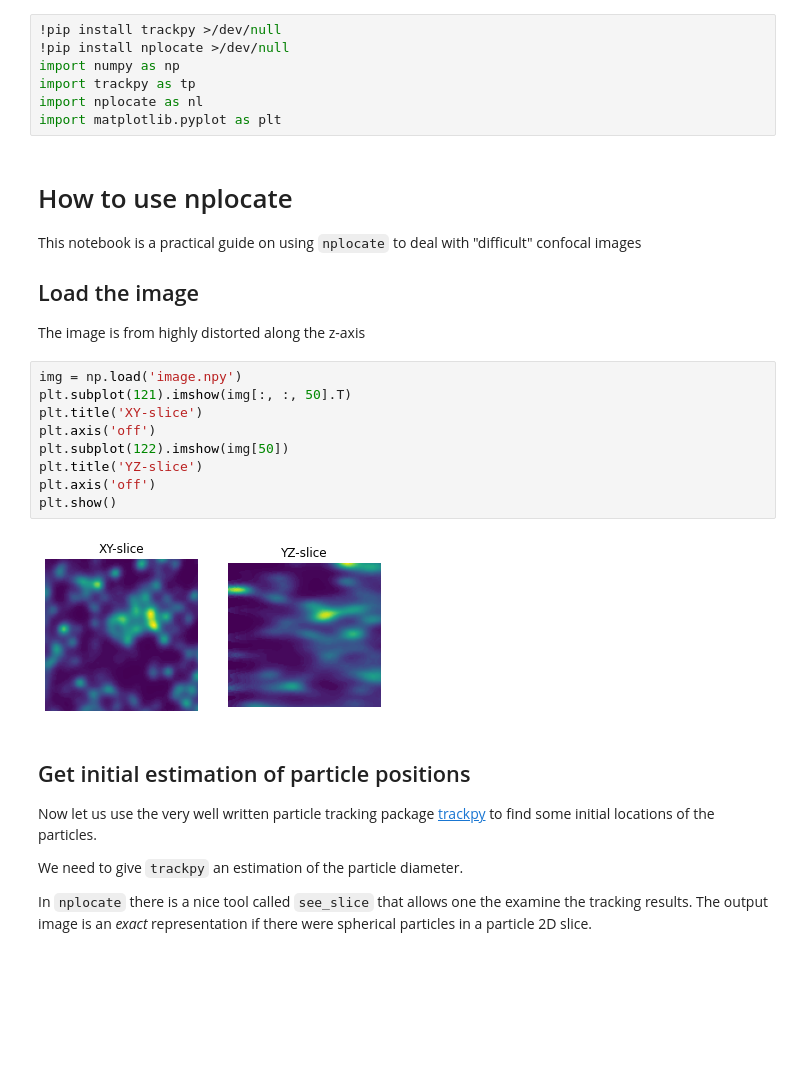
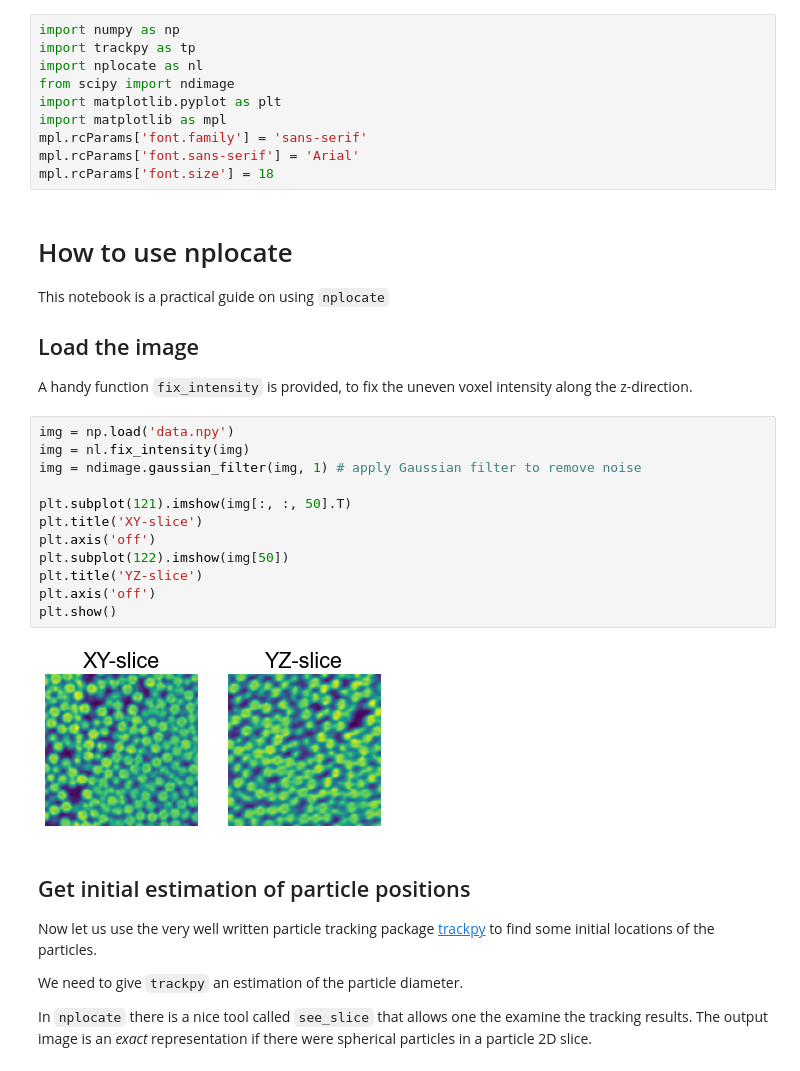
Before and after one commit to yangyushi/nplocate, a Jupyter notebook: example/demo.ipynb, the cells around one changed output. Drawn from its saved outputs; the diff is of its cells as text; blank space fills up the shorter version.

```diff
--- a/example/demo.ipynb
+++ b/example/demo.ipynb
@@ -1,31 +1,37 @@
 # %%
-!pip install trackpy >/dev/null
-!pip install nplocate >/dev/null
 import numpy as np
 import trackpy as tp
 import nplocate as nl
+from scipy import ndimage
 import matplotlib.pyplot as plt
+import matplotlib as mpl
+mpl.rcParams['font.family'] = 'sans-serif'
+mpl.rcParams['font.sans-serif'] = 'Arial'
+mpl.rcParams['font.size'] = 18
 # %% [markdown]
 # How to use nplocate
 
 
-This notebook is a practical guide on using `nplocate` to deal with "difficult" confocal images
+This notebook is a practical guide on using `nplocate`
 
 
 ## Load the image
 
-The image is from highly distorted along the z-axis
+A handy function `fix_intensity` is provided, to fix the uneven voxel intensity along the z-direction.
 # %%
-img = np.load('image.npy')
+img = np.load('data.npy')
+img = nl.fix_intensity(img)
+img = ndimage.gaussian_filter(img, 1) # apply Gaussian filter to remove noise
+
 plt.subplot(121).imshow(img[:, :, 50].T)
 plt.title('XY-slice')
 plt.axis('off')
 plt.subplot(122).imshow(img[50])
 plt.title('YZ-slice')
 plt.axis('off')
 plt.show()
 # %% [output]
-[figure, old version]
+[figure, new version]
 # %% [markdown]
 ## Get initial estimation of particle positions
 
```
Also changed, not shown: parts of 25 cells of this notebook, 1 other file.
